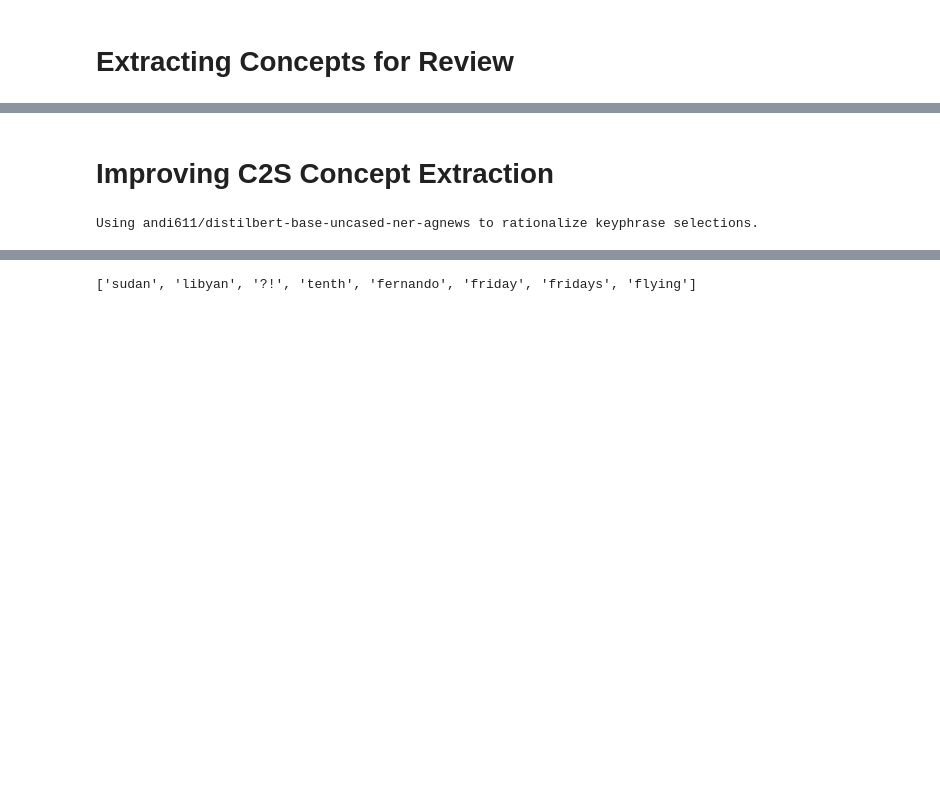
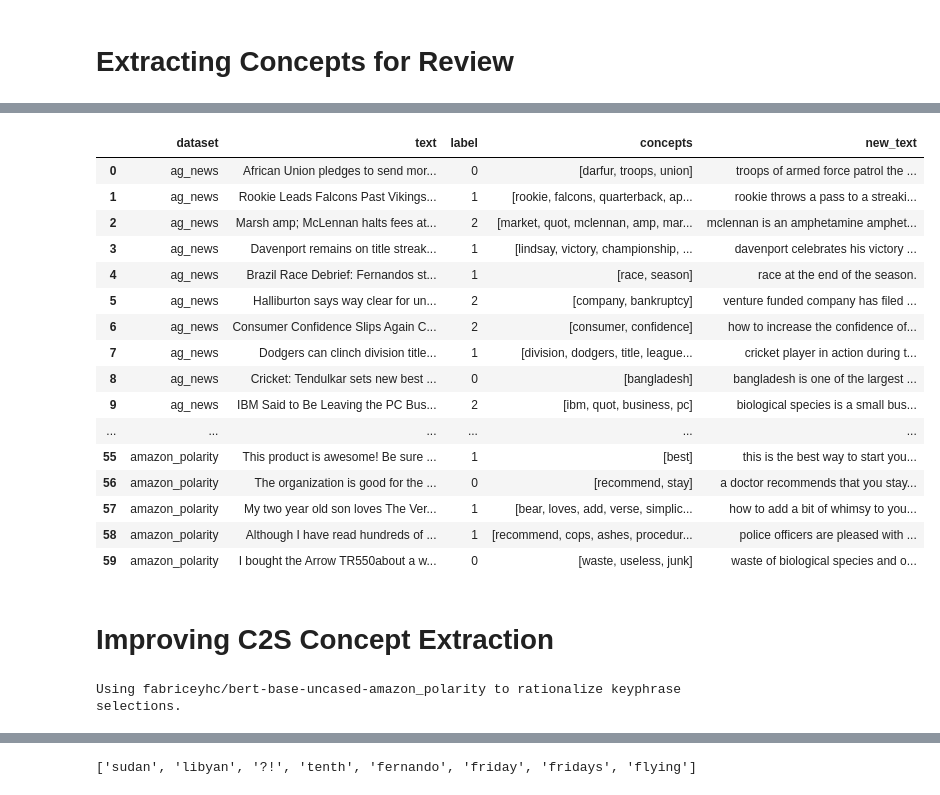
Before and after one commit to fabriceyhc/Sibyl, a Jupyter notebook: tester.ipynb, the cells around one changed output, grey strips where cells are left out. Drawn from its saved outputs; the diff is of its cells as text; code cells hidden in the pictures; blank space fills up the shorter version.

```diff
--- a/tester.ipynb
+++ b/tester.ipynb
@@ -59,0 +78,11 @@ Using fabriceyhc/bert-base-uncased-dbpedia_14 to rationalize keyphrase selection
+# %%
+dfs = []
+for r, d in zip(results, tasks):
+    df = r.to_pandas()
+    df['dataset'] = d
+    dfs.append(df)
+# %%
+df = pd.concat(dfs, ignore_index=True)
+# %%
+df = df[['dataset', 'text', 'label', 'concepts', 'new_text']]
+# df = df[['dataset', 'text', 'label', 'raw_concepts', 'raw_new_text', 'trimmed_concepts', 'trimmed_new_text']]
@@ -60,9 +91,29 @@ Using fabriceyhc/bert-base-uncased-dbpedia_14 to rationalize keyphrase selection
+# %%
+df
+# %% [output]
+|  | dataset | text | label | concepts | new_text |
+| 0 | ag_news | African Union pledges to send mor... | 0 | [darfur, troops, union] | troops of armed force patrol the ... |
+| 1 | ag_news | Rookie Leads Falcons Past Vikings... | 1 | [rookie, falcons, quarterback, ap... | rookie throws a pass to a streaki... |
+| 2 | ag_news | Marsh amp; McLennan halts fees at... | 2 | [market, quot, mclennan, amp, mar... | mclennan is an amphetamine amphet... |
+| 3 | ag_news | Davenport remains on title streak... | 1 | [lindsay, victory, championship, ... | davenport celebrates his victory ... |
+| 4 | ag_news | Brazil Race Debrief: Fernandos st... | 1 | [race, season] | race at the end of the season. |
+| 5 | ag_news | Halliburton says way clear for un... | 2 | [company, bankruptcy] | venture funded company has filed ... |
+| 6 | ag_news | Consumer Confidence Slips Again C... | 2 | [consumer, confidence] | how to increase the confidence of... |
+| 7 | ag_news | Dodgers can clinch division title... | 1 | [division, dodgers, title, league... | cricket player in action during t... |
+| 8 | ag_news | Cricket: Tendulkar sets new best ... | 0 | [bangladesh] | bangladesh is one of the largest ... |
+| 9 | ag_news | IBM Said to Be Leaving the PC Bus... | 2 | [ibm, quot, business, pc] | biological species is a small bus... |
+| ... | ... | ... | ... | ... | ... |
+| 55 | amazon_polarity | This product is awesome! Be sure ... | 1 | [best] | this is the best way to start you... |
+| 56 | amazon_polarity | The organization is good for the ... | 0 | [recommend, stay] | a doctor recommends that you stay... |
+| 57 | amazon_polarity | My two year old son loves The Ver... | 1 | [bear, loves, add, verse, simplic... | how to add a bit of whimsy to you... |
+| 58 | amazon_polarity | Although I have read hundreds of ... | 1 | [recommend, cops, ashes, procedur... | police officers are pleased with ... |
+| 59 | amazon_polarity | I bought the Arrow TR550about a w... | 0 | [waste, useless, junk] | waste of biological species and o... |
 # %% [markdown]
 # Improving C2S Concept Extraction
 # %%
-t = Concept2Sentence(dataset='ag_news', return_concepts=True)
+t = Concept2Sentence(dataset='amazon_polarity', return_concepts=True)
 # %% [output]
-Using andi611/distilbert-base-uncased-ner-agnews to rationalize keyphrase selections.
+Using fabriceyhc/bert-base-uncased-amazon_polarity to rationalize keyphrase selections.
 # %%
 X = "What can I say? I know this movie from start to finish. It's hilarious. It's an strong link to my past and will change the way I view film in the future. Hypothetically speaking :) The down-fall? There's no Socrates Johnson!"
 y = 1
```
Also changed, not shown: parts of 13 cells of this notebook, 1 other file.
